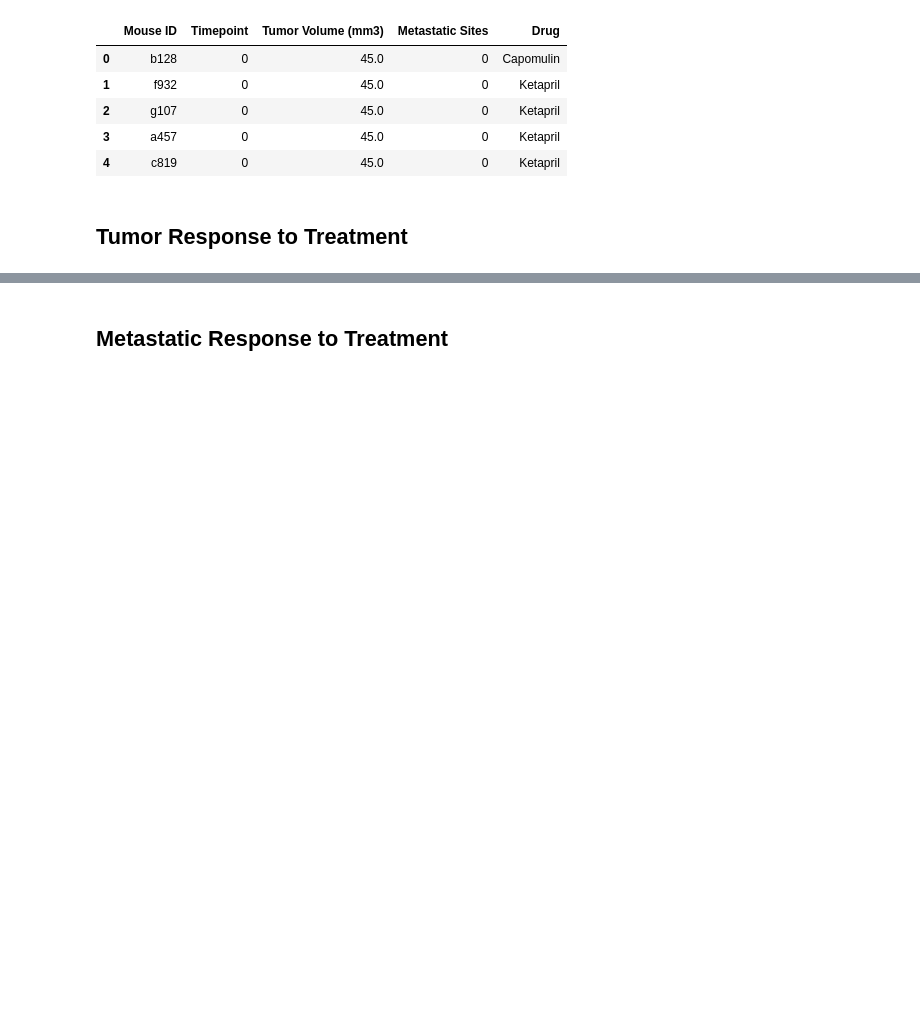
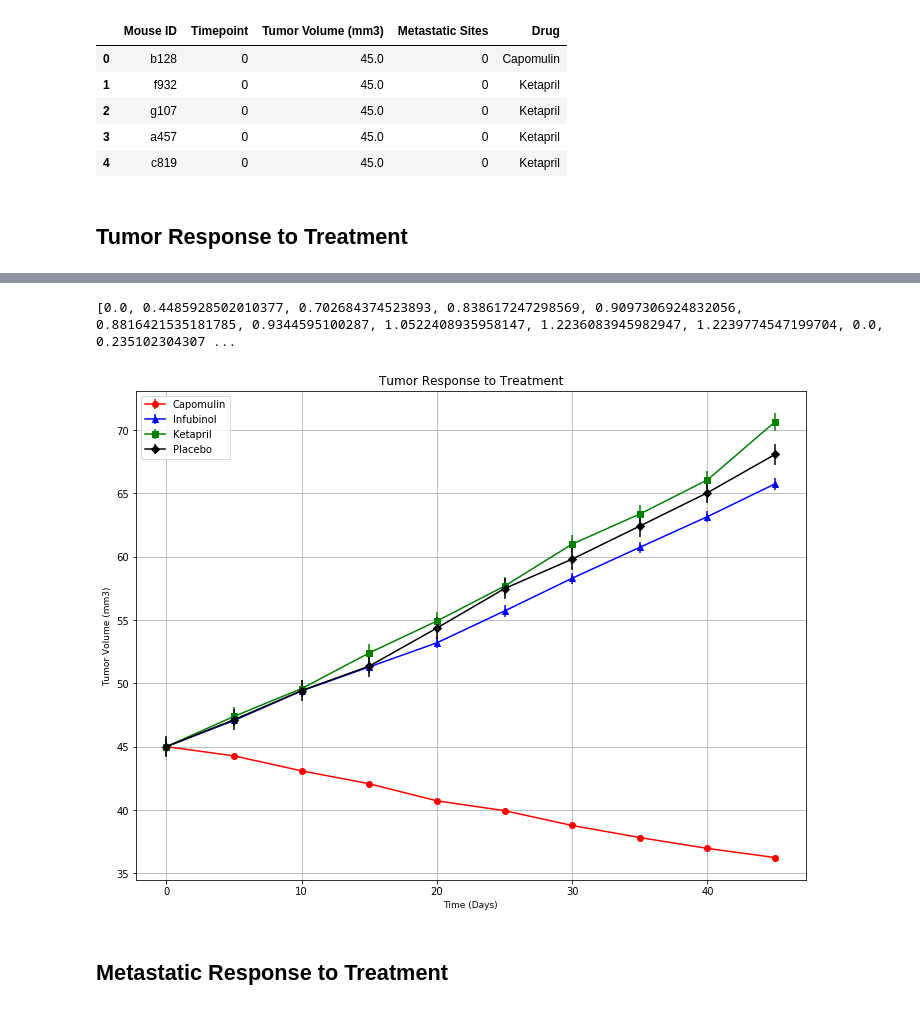
Before and after one commit to mcalambur/python-challenge, a Jupyter notebook: Pymaceuticals/pymaceuticals_starter.ipynb, the cells around one changed output, grey strips where cells are left out. Drawn from its saved outputs; the diff is of its cells as text; code cells hidden in the pictures; blank space fills up the shorter version.

```diff
--- a/Pymaceuticals/pymaceuticals_starter.ipynb
+++ b/Pymaceuticals/pymaceuticals_starter.ipynb
@@ -129,2 +116,40 @@ plt.show()
+# %%
+# We need standard errors for the 4 drugs that HW displays:
+drugs_to_display = ['Capomulin', 'Infubinol', 'Ketapril', 'Placebo']
+# Limit to the above 4 drugs
+std_err = mtv_serr.loc[mtv_serr['Drug'].isin(drugs_to_display), ['Tumor Volume (mm3)']]
+#Convert to list that can be passed to plot
+std_err_list = std_err['Tumor Volume (mm3)'].tolist()
+print(std_err_list)
+# %% [output]
+[0.0, 0.4485928502010377, 0.702684374523893, 0.838617247298569, 0.9097306924832056, 0.8816421535181785, 0.9344595100287, 1.0522408935958147, 1.2236083945982947, 1.2239774547199704, 0.0, 0.235102304307 ...
+# %%
+# Generate the Plot (with Error Bars)
+
+fig, ax = plt.subplots()
+drugs_to_display = ['Capomulin', 'Infubinol', 'Ketapril', 'Placebo']
+#Select colors based on HW charts and define an iterator to go through the list
+colors =itertools.cycle(('red', 'blue', 'green', 'black'))
+#Select markers based on HW charts and define an iterator to go through the list
+marker =itertools.cycle(('o', '^', 's', 'D'))
+#Use previously created standard error list and define an iterator to go through the list
+yerror = itertools.cycle(std_err_list)
+# Plot each curve
+for drug in range(len(drugs_to_display)):
+    ax = mtv_pvt.plot(ax = ax, y=drugs_to_display[drug], kind='line', color=next(colors), yerr=next(yerror), marker=next(marker), grid=True)
+    ax.legend()
+# Set figure width to 8 and height to 6
+fig_size = plt.rcParams["figure.figsize"]
+fig_size[0] = 8
+fig_size[1] = 6
+plt.rcParams["figure.figsize"] = fig_size
+plt.title('Tumor Response to Treatment', fontsize=12)
+plt.xlabel('Time (Days)', fontsize= 9)
+plt.ylabel('Tumor Volume (mm3)', fontsize= 9)
+plt.show()
+# Save the Figure
+fig.savefig('TumorReponse.jpg')
+# %% [output]
+[figure, added]
 # %% [markdown]
 ## Metastatic Response to Treatment
```
Also changed, not shown: parts of 36 cells of this notebook, 5 other files.
